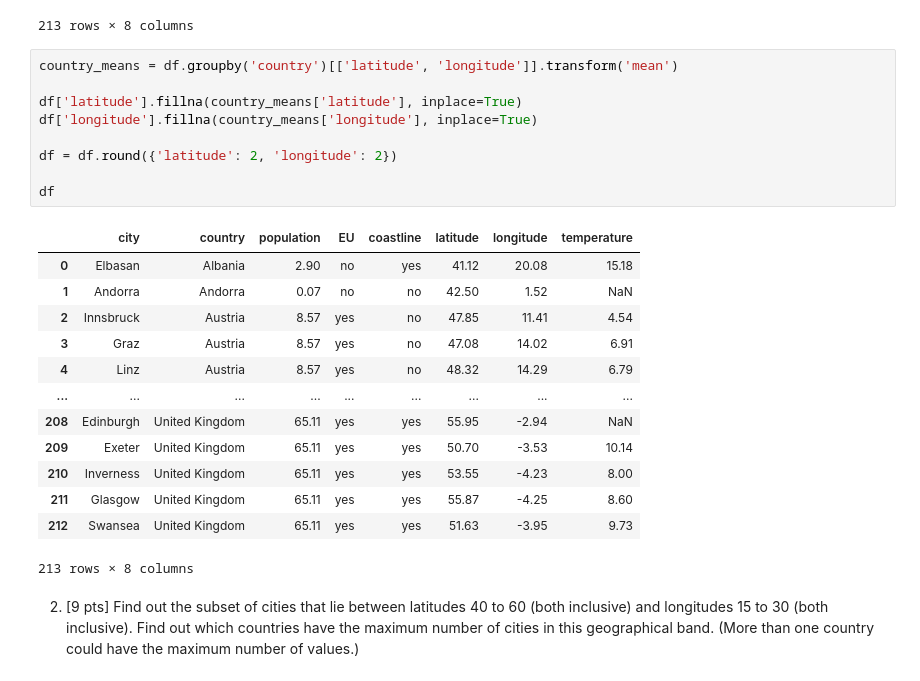
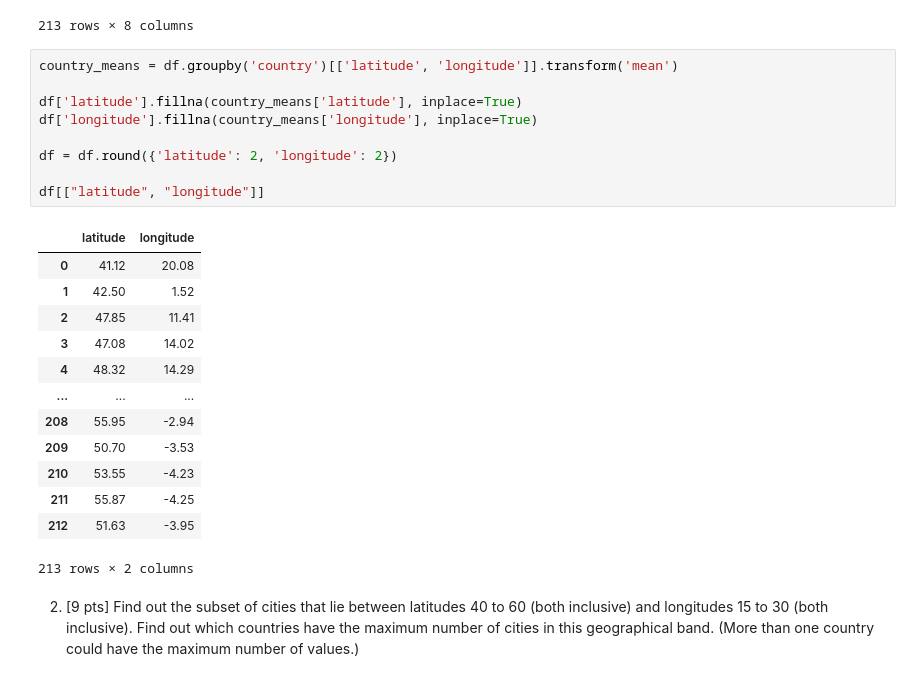
Before and after one commit to mahakanakala/CS210, a Jupyter notebook: hw/hw3/eucities_temps.ipynb, the cells around one changed output. Cells and saved outputs as stored; diff of their text form.

```diff
--- a/hw/hw3/eucities_temps.ipynb
+++ b/hw/hw3/eucities_temps.ipynb
@@ -31,26 +31,26 @@ df
 # %%
 country_means = df.groupby('country')[['latitude', 'longitude']].transform('mean')
 
 df['latitude'].fillna(country_means['latitude'], inplace=True)
 df['longitude'].fillna(country_means['longitude'], inplace=True)
 
 df = df.round({'latitude': 2, 'longitude': 2})
 
-df
+df[["latitude", "longitude"]]
 # %% [output]
-|  | city | country | population | EU | coastline | latitude | longitude | temperature |
-| 0 | Elbasan | Albania | 2.90 | no | yes | 41.12 | 20.08 | 15.18 |
-| 1 | Andorra | Andorra | 0.07 | no | no | 42.50 | 1.52 | NaN |
-| 2 | Innsbruck | Austria | 8.57 | yes | no | 47.85 | 11.41 | 4.54 |
-| 3 | Graz | Austria | 8.57 | yes | no | 47.08 | 14.02 | 6.91 |
-| 4 | Linz | Austria | 8.57 | yes | no | 48.32 | 14.29 | 6.79 |
-| ... | ... | ... | ... | ... | ... | ... | ... | ... |
-| 208 | Edinburgh | United Kingdom | 65.11 | yes | yes | 55.95 | -2.94 | NaN |
-| 209 | Exeter | United Kingdom | 65.11 | yes | yes | 50.70 | -3.53 | 10.14 |
-| 210 | Inverness | United Kingdom | 65.11 | yes | yes | 53.55 | -4.23 | 8.00 |
-| 211 | Glasgow | United Kingdom | 65.11 | yes | yes | 55.87 | -4.25 | 8.60 |
-| 212 | Swansea | United Kingdom | 65.11 | yes | yes | 51.63 | -3.95 | 9.73 |
+|  | latitude | longitude |
+| 0 | 41.12 | 20.08 |
+| 1 | 42.50 | 1.52 |
+| 2 | 47.85 | 11.41 |
+| 3 | 47.08 | 14.02 |
+| 4 | 48.32 | 14.29 |
+| ... | ... | ... |
+| 208 | 55.95 | -2.94 |
+| 209 | 50.70 | -3.53 |
+| 210 | 53.55 | -4.23 |
+| 211 | 55.87 | -4.25 |
+| 212 | 51.63 | -3.95 |
-213 rows × 8 columns
+213 rows × 2 columns
 # %% [markdown]
 2. [9 pts] Find out the subset of cities that lie between latitudes 40 to 60 (both inclusive) and longitudes 15 to 30 (both inclusive). Find out which countries have the maximum number of cities in this geographical band. (More than one country could have the maximum number of values.)
 # %%
```
Also changed, not shown: parts of 3 cells of this notebook, 1 other file.
